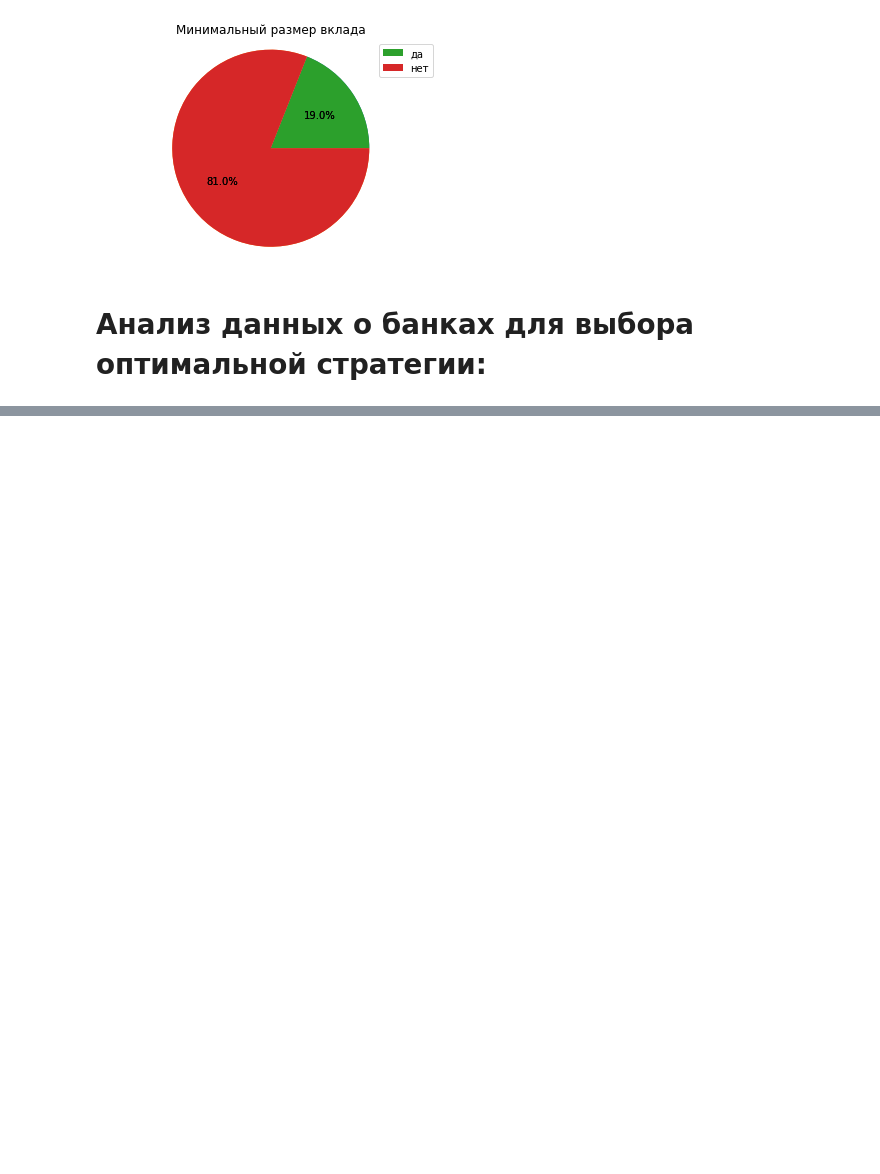
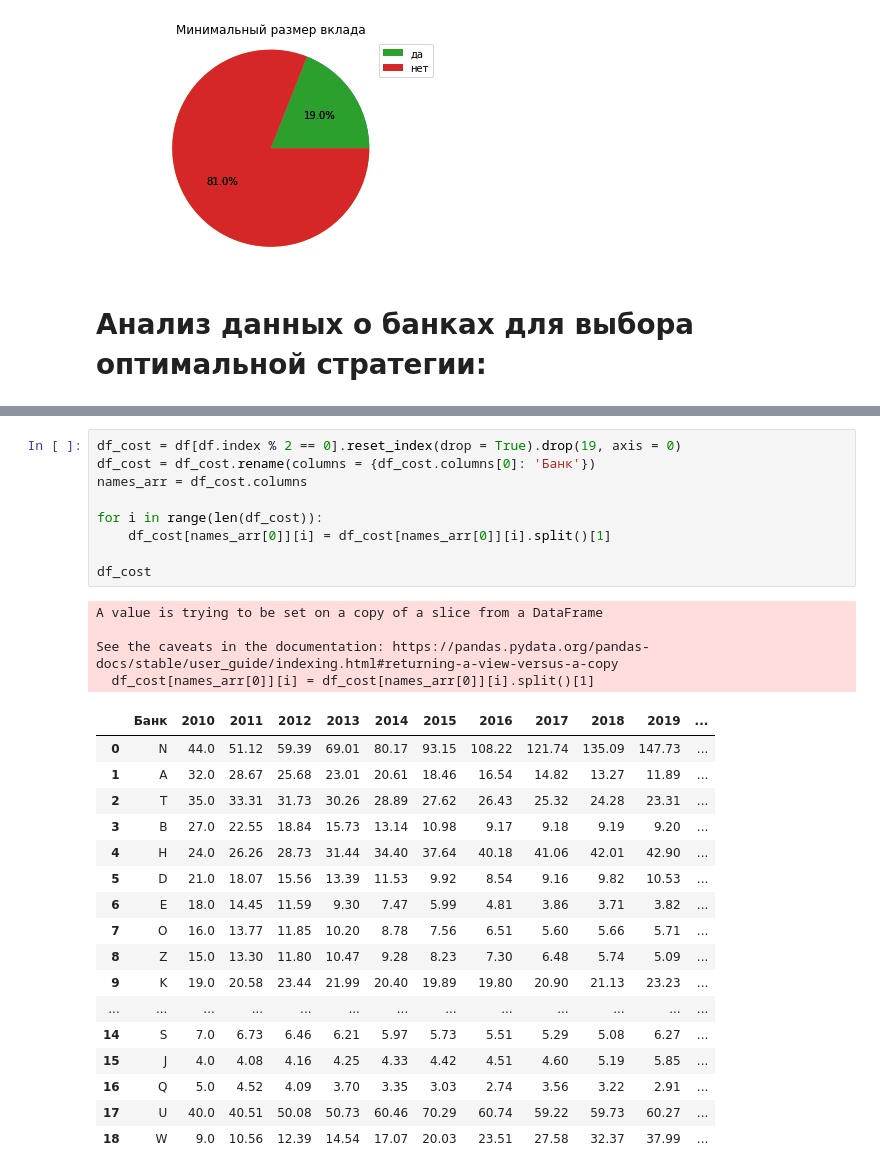
Before and after one commit to belpablo/smth_for_fun, a Jupyter notebook: GPB/GPB_TEST.ipynb, the cells around one changed output, grey strips where cells are left out. Drawn from its saved outputs; the diff is of its cells as text; blank space fills up the shorter version.

```diff
--- a/GPB/GPB_TEST.ipynb
+++ b/GPB/GPB_TEST.ipynb
@@ -163,0 +179,31 @@ for i in sample_arr:
+# %%
+df_cost = df[df.index % 2 == 0].reset_index(drop = True).drop(19, axis = 0)
+df_cost = df_cost.rename(columns = {df_cost.columns[0]: 'Банк'})
+names_arr = df_cost.columns
+
+for i in range(len(df_cost)):
+    df_cost[names_arr[0]][i] = df_cost[names_arr[0]][i].split()[1]
+
+df_cost
+# %% [output]
+A value is trying to be set on a copy of a slice from a DataFrame
+
+See the caveats in the documentation: https://pandas.pydata.org/pandas-docs/stable/user_guide/indexing.html#returning-a-view-versus-a-copy
+  df_cost[names_arr[0]][i] = df_cost[names_arr[0]][i].split()[1]
+|  | Банк | 2010 | 2011 | 2012 | 2013 | 2014 | 2015 | 2016 | 2017 | 2018 | 2019 | ... |
+| 0 | N | 44.0 | 51.12 | 59.39 | 69.01 | 80.17 | 93.15 | 108.22 | 121.74 | 135.09 | 147.73 | ... |
+| 1 | A | 32.0 | 28.67 | 25.68 | 23.01 | 20.61 | 18.46 | 16.54 | 14.82 | 13.27 | 11.89 | ... |
+| 2 | T | 35.0 | 33.31 | 31.73 | 30.26 | 28.89 | 27.62 | 26.43 | 25.32 | 24.28 | 23.31 | ... |
+| 3 | В | 27.0 | 22.55 | 18.84 | 15.73 | 13.14 | 10.98 | 9.17 | 9.18 | 9.19 | 9.20 | ... |
+| 4 | H | 24.0 | 26.26 | 28.73 | 31.44 | 34.40 | 37.64 | 40.18 | 41.06 | 42.01 | 42.90 | ... |
+| 5 | D | 21.0 | 18.07 | 15.56 | 13.39 | 11.53 | 9.92 | 8.54 | 9.16 | 9.82 | 10.53 | ... |
+| 6 | Е | 18.0 | 14.45 | 11.59 | 9.30 | 7.47 | 5.99 | 4.81 | 3.86 | 3.71 | 3.82 | ... |
+| 7 | O | 16.0 | 13.77 | 11.85 | 10.20 | 8.78 | 7.56 | 6.51 | 5.60 | 5.66 | 5.71 | ... |
+| 8 | Z | 15.0 | 13.30 | 11.80 | 10.47 | 9.28 | 8.23 | 7.30 | 6.48 | 5.74 | 5.09 | ... |
+| 9 | K | 19.0 | 20.58 | 23.44 | 21.99 | 20.40 | 19.89 | 19.80 | 20.90 | 21.13 | 23.23 | ... |
+| ... | ... | ... | ... | ... | ... | ... | ... | ... | ... | ... | ... | ... |
+| 14 | S | 7.0 | 6.73 | 6.46 | 6.21 | 5.97 | 5.73 | 5.51 | 5.29 | 5.08 | 6.27 | ... |
+| 15 | J | 4.0 | 4.08 | 4.16 | 4.25 | 4.33 | 4.42 | 4.51 | 4.60 | 5.19 | 5.85 | ... |
+| 16 | Q | 5.0 | 4.52 | 4.09 | 3.70 | 3.35 | 3.03 | 2.74 | 3.56 | 3.22 | 2.91 | ... |
+| 17 | U | 40.0 | 40.51 | 50.08 | 50.73 | 60.46 | 70.29 | 60.74 | 59.22 | 59.73 | 60.27 | ... |
+| 18 | W | 9.0 | 10.56 | 12.39 | 14.54 | 17.07 | 20.03 | 23.51 | 27.58 | 32.37 | 37.99 | ... |
```
Also changed, not shown: parts of 4 cells of this notebook.
